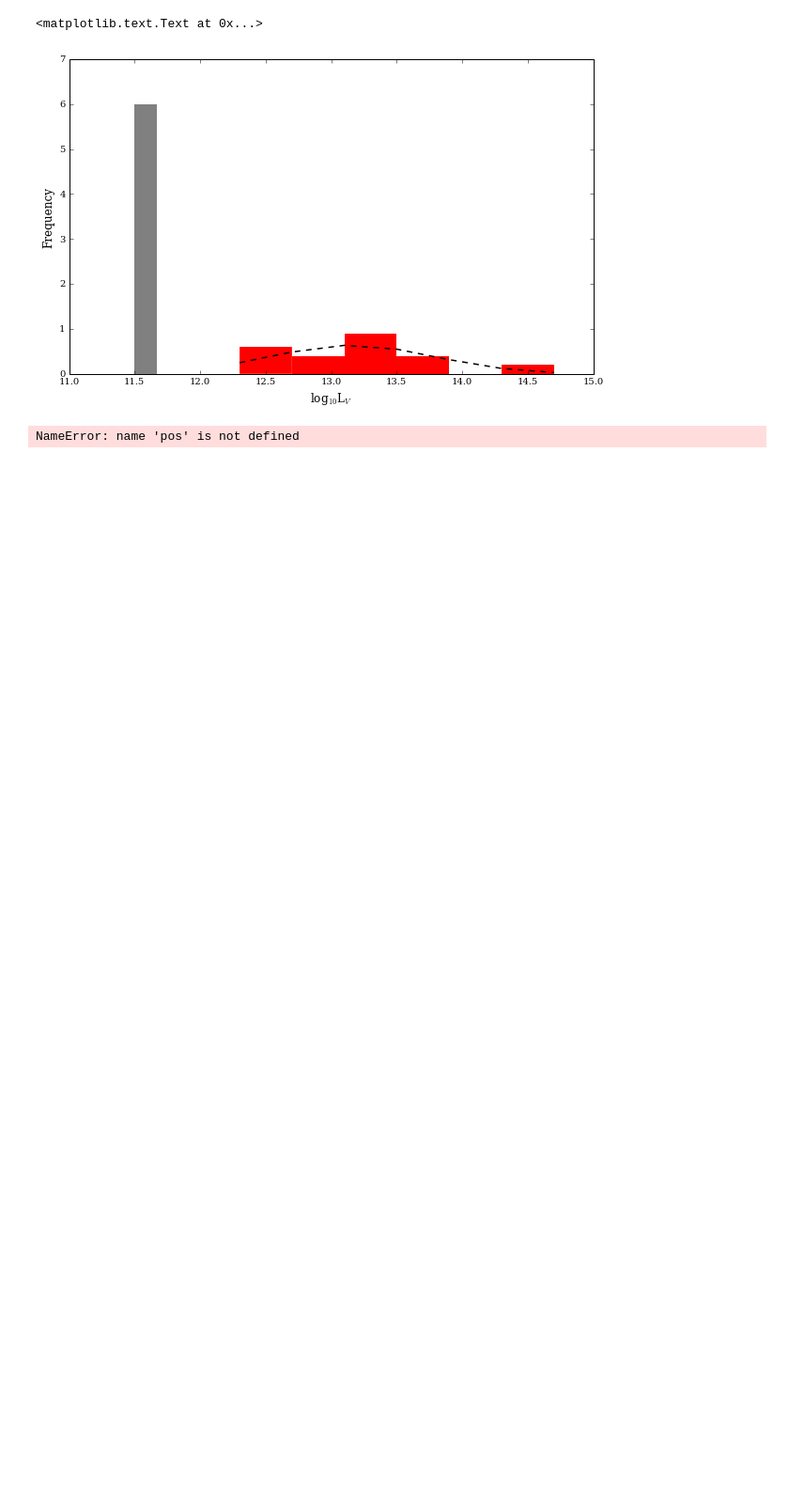
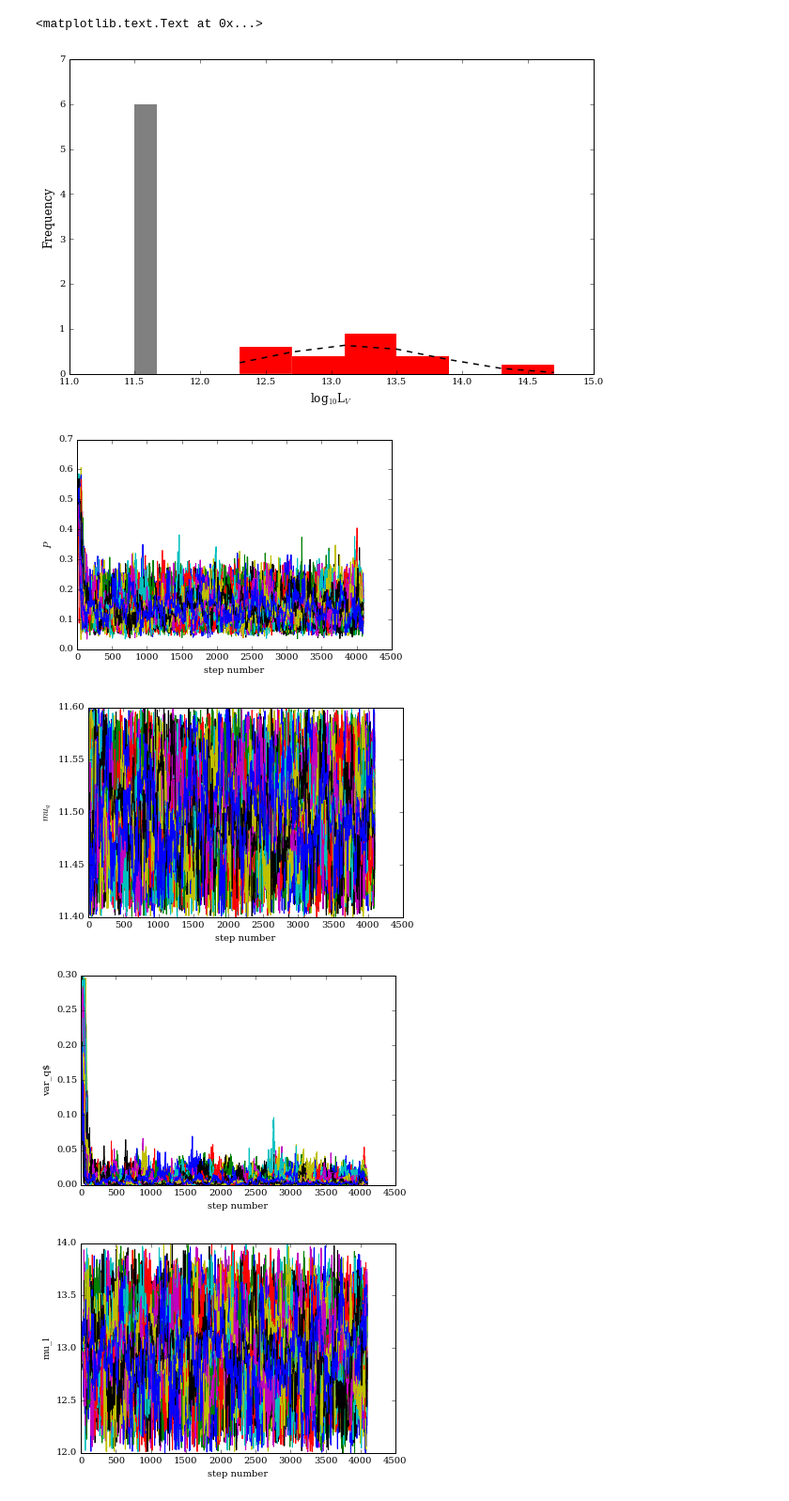
Before and after one commit to elliesch/python_codes, a Jupyter notebook: MixtureModel.ipynb, the cells around one changed output. Shown: that part at 94% size. Cells and saved outputs as stored; diff of their text form; code cells hidden in the pictures; blank space fills up the shorter version.

Commit message:
emcee working

```diff
--- a/MixtureModel.ipynb
+++ b/MixtureModel.ipynb
@@ -50,6 +50,7 @@ lLVuplim_conf = 11.5 + np.zeros_like(LVuplim)
 lLVuplim_conf_err = (lLVuplim - lLVuplim_conf) / 3.
 
 lLVtotal = np.concatenate((lLVuplim_conf, lLVconf))
+lLVtotal_err = np.concatenate((lLVuplim_conf_err, lLVconf_err))
 # %%
 ###===========
 # This section plots the data, 1 with uplims and one with uplims-->confirmed, vs. temperature
@@ -231,4 +209,27 @@ sampler = emcee.EnsembleSampler(nwalkers, ndim, lnprob, args=(lLVtotal))
+# %%
+##Setting up walkers and initialization
+ndim, nwalkers = 5, 64
+
+#initialization
+theta0 = np.array([0.5, 11.5, 0.2, 13.0, 1.0])
+thetas = [theta0 + 1e-4*np.random.randn(ndim) for i in range(nwalkers)]
+
+del sampler
+sampler = emcee.EnsembleSampler(nwalkers, ndim, lnprob, args=(lLVtotal, lLVtotal_err))
 # %%
-sampler.run_mcmc(pos, 500)
+sampler.run_mcmc(thetas, 4096);
-# %% [output]
-NameError: name 'pos' is not defined
+# %%
+labels = ["$P$", "$mu_q$", "var_q$", "mu_l", "var_l"]
+for k in range(ndim):
+    plt.figure()
+    for n in range(nwalkers):
+        plt.plot(sampler.chain[n,:,k])
+    plt.ylabel(labels[k])
+    plt.xlabel("step number")
+
+# this makes a pretty figure, but we could use the autocorrelation time to get quantitative about convergence.
+# %% [output]
+[figure, added]
+[figure, added]
+[figure, added]
+[figure, added]
```
Also changed, not shown: parts of 5 cells of this notebook.
